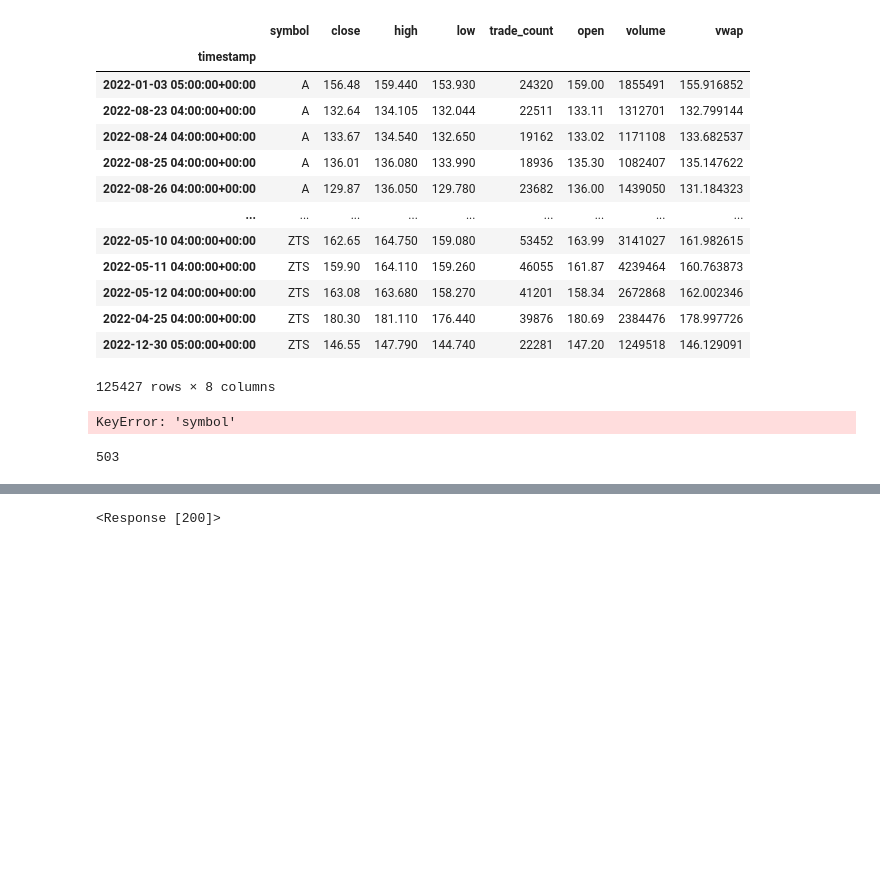
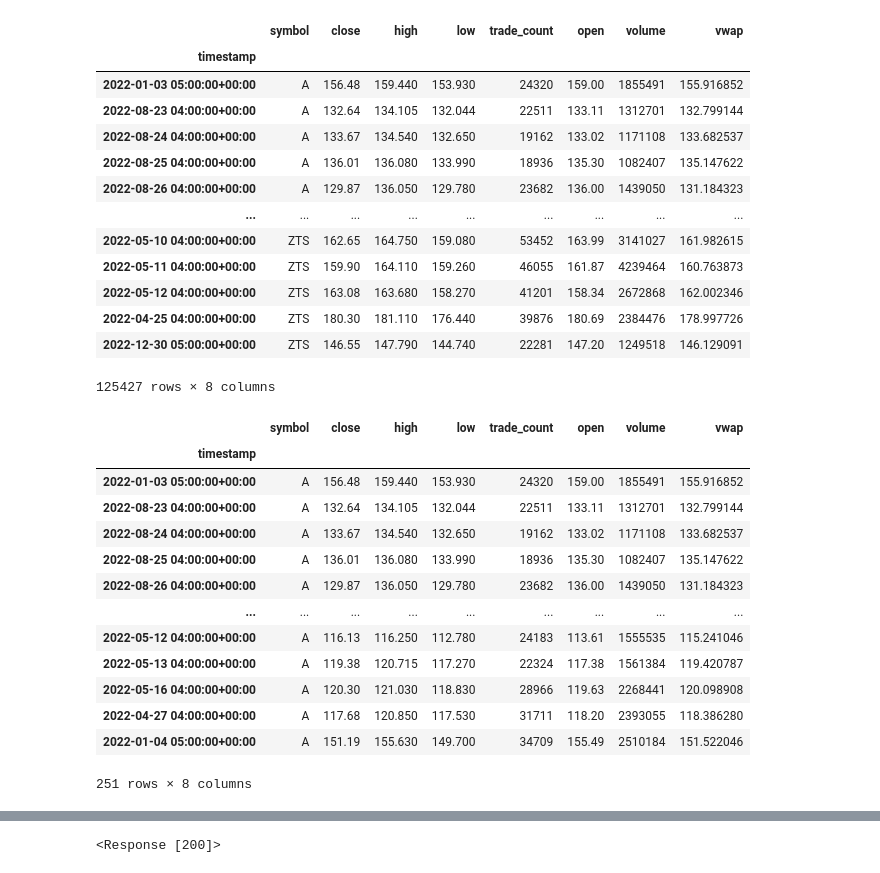
Before and after one commit to MontgomeryG/Group3Project1, a Jupyter notebook: InitialNotebook.ipynb, the cells around one changed output, grey strips where cells are left out. Cells and saved outputs as stored; diff of their text form; code cells hidden in the pictures; blank space fills up the shorter version.

Commit message:
DF created, need to go back and ensure it is clean

```diff
--- a/InitialNotebook.ipynb
+++ b/InitialNotebook.ipynb
@@ -112,7 +112,10 @@ snp500_symbols
 Name: Symbol, Length: 503, dtype: object
 # %%
 # Set the tickers, all stocks in the S&P 500 for the Alpaca API
-tickers = snp500_symbols
+
+# Need to include '[:]' or else the snp500_symbols will be set equal to "tickers". This is bad because we need to keep the snp500_symbols index the same for later use.
+tickers = snp500_symbols[:]
 tickers.index = tickers.index+1
-tickers
+display(tickers.head())
+display(snp500_symbols.head())
 # %% [output]
@@ -256,25 +261,21 @@ snp500_price_df
 # %%
 
-selected_col = snp500_price_df['symbol']
-selected_col
+# selected_col = snp500_price_df['symbol']
+# selected_col
 selected_rows = snp500_price_df[snp500_price_df['symbol'] == 'A']
 selected_rows
 # %% [output]
+|  | symbol | close | high | low | trade_count | open | volume | vwap |
+| timestamp |  |  |  |  |  |  |  |  |
+| 2022-01-03 05:00:00+00:00 | A | 156.48 | 159.440 | 153.930 | 24320 | 159.00 | 1855491 | 155.916852 |
+| 2022-08-23 04:00:00+00:00 | A | 132.64 | 134.105 | 132.044 | 22511 | 133.11 | 1312701 | 132.799144 |
+| 2022-08-24 04:00:00+00:00 | A | 133.67 | 134.540 | 132.650 | 19162 | 133.02 | 1171108 | 133.682537 |
+| 2022-08-25 04:00:00+00:00 | A | 136.01 | 136.080 | 133.990 | 18936 | 135.30 | 1082407 | 135.147622 |
+| 2022-08-26 04:00:00+00:00 | A | 129.87 | 136.050 | 129.780 | 23682 | 136.00 | 1439050 | 131.184323 |
+| ... | ... | ... | ... | ... | ... | ... | ... | ... |
+| 2022-05-12 04:00:00+00:00 | A | 116.13 | 116.250 | 112.780 | 24183 | 113.61 | 1555535 | 115.241046 |
+| 2022-05-13 04:00:00+00:00 | A | 119.38 | 120.715 | 117.270 | 22324 | 117.38 | 1561384 | 119.420787 |
+| 2022-05-16 04:00:00+00:00 | A | 120.30 | 121.030 | 118.830 | 28966 | 119.63 | 2268441 | 120.098908 |
+| 2022-04-27 04:00:00+00:00 | A | 117.68 | 120.850 | 117.530 | 31711 | 118.20 | 2393055 | 118.386280 |
+| 2022-01-04 05:00:00+00:00 | A | 151.19 | 155.630 | 149.700 | 34709 | 155.49 | 2510184 | 151.522046 |
-KeyError: 'symbol'
+251 rows × 8 columns
-# %%
-# AAL = snp500_price_df[snp500_price_df['symbol']=='AAL'].drop('symbol', axis=1)
-snp500_symbols
-
-# for symbol in range(len(snp500_symbols)):
-#     print(symbol)
-# cool_symbol = snp500_symbols[1]
-# cool_symbol
-
-snp500_symbols_list=[]
-
-for x in range(len(snp500_symbols)):
-    snp500_symbols_list.append(snp500_symbols[x])
-
-len(snp500_symbols_list)
-# %% [output]
-503
```
Also changed, not shown: parts of 5 cells of this notebook.
